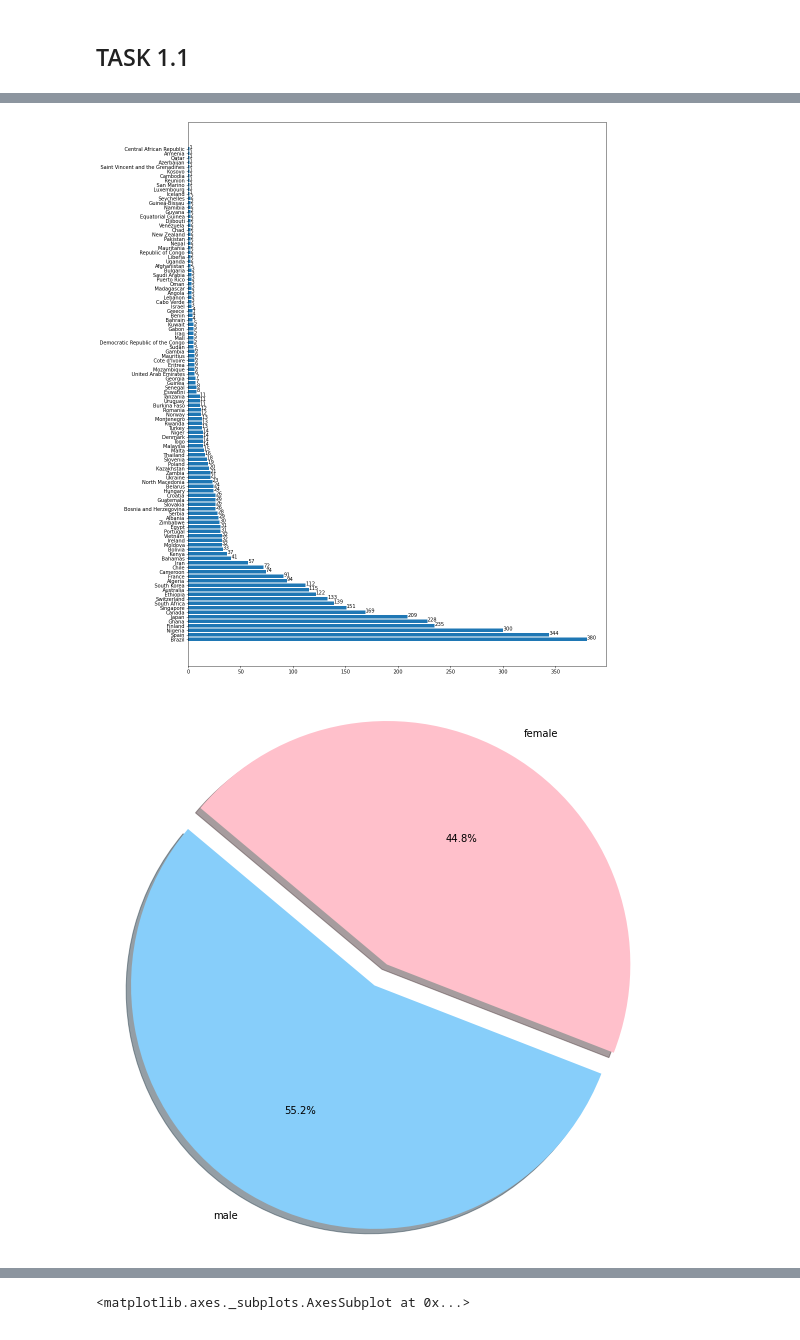
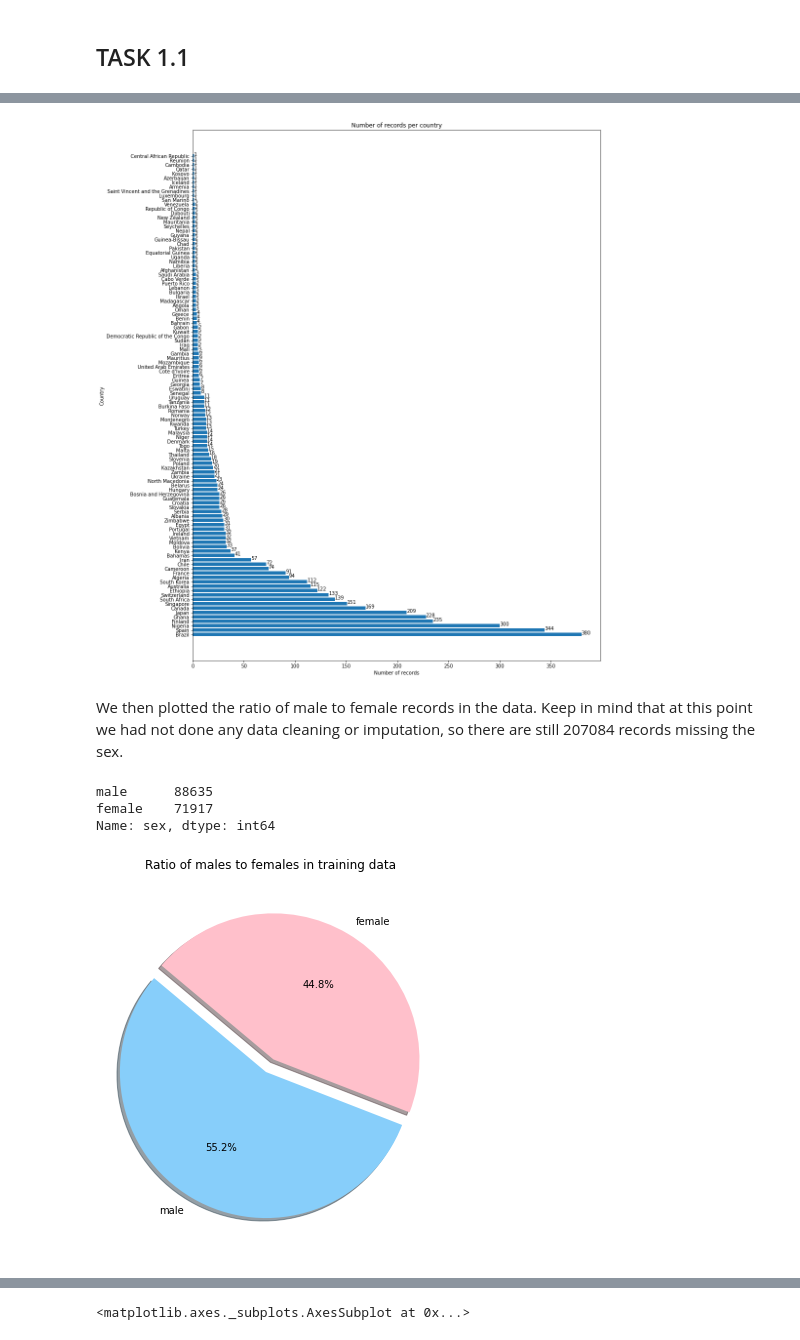
Before and after one commit to shaygrose/459Proj, a Jupyter notebook: src/eda.ipynb, the cells around one changed output, grey strips where cells are left out. Cells and saved outputs as stored; diff of their text form; code cells hidden in the pictures.

```diff
--- a/src/eda.ipynb
+++ b/src/eda.ipynb
@@ -69,21 +77,30 @@ xlocs_less = [i for i in country_less.index]
 ylocs_less = [i for i in country_less]
 plt.figure(figsize=(15,20))
 plt.barh(xlocs_less, ylocs_less)
+plt.xlabel("Number of records")
+plt.ylabel("Country")
+plt.title("Number of records per country")
 for index, value in enumerate(ylocs_less):
     plt.text(value, index, str(value))
 # %% [output]
-[figure, old version]
+[figure, new version]
+# %% [markdown]
+We then plotted the ratio of male to female records in the data. Keep in mind that at this point we had not done any data cleaning or imputation, so there are still 207084 records missing the sex.
 # %%
 gender = train['sex']
 gender = gender.value_counts()
 xlocs = [i for i in gender.index]
 ylocs = [i for i in gender]
-plt.figure(figsize=(10,10))
+plt.figure(figsize=(6,7))
 colors = ['lightskyblue', 'pink']
 explode = (0.1, 0)
 plt.pie(ylocs, explode=explode, labels=xlocs, colors=colors,
 autopct='%1.1f%%', shadow=True, startangle=140)
+plt.title("Ratio of males to females in training data")
 plt.axis('equal')
 plt.show()
 # %% [output]
+male      88635
+female    71917
+Name: sex, dtype: int64
-[figure, old version]
+[figure, new version]
```
Also changed, not shown: parts of 29 cells of this notebook, 3 other files.
